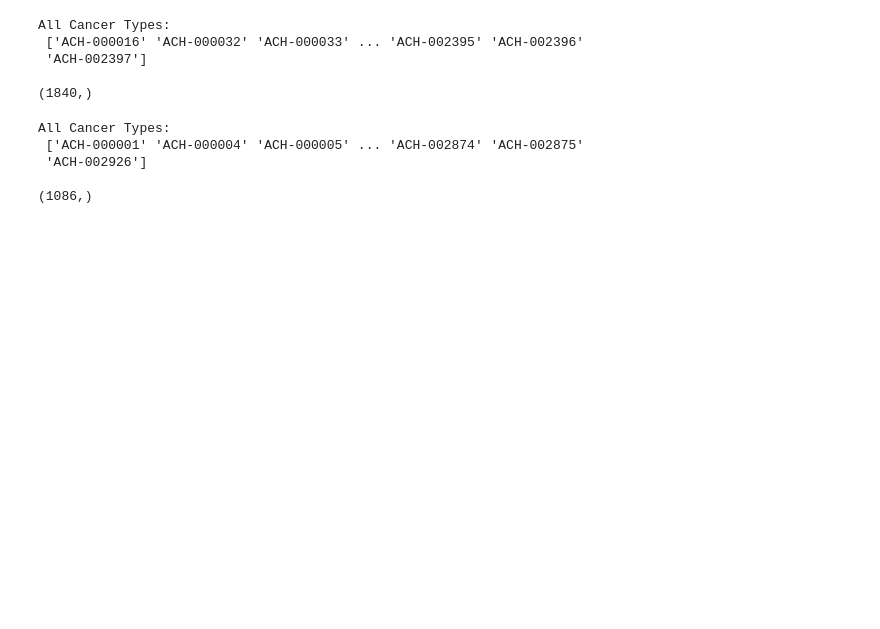
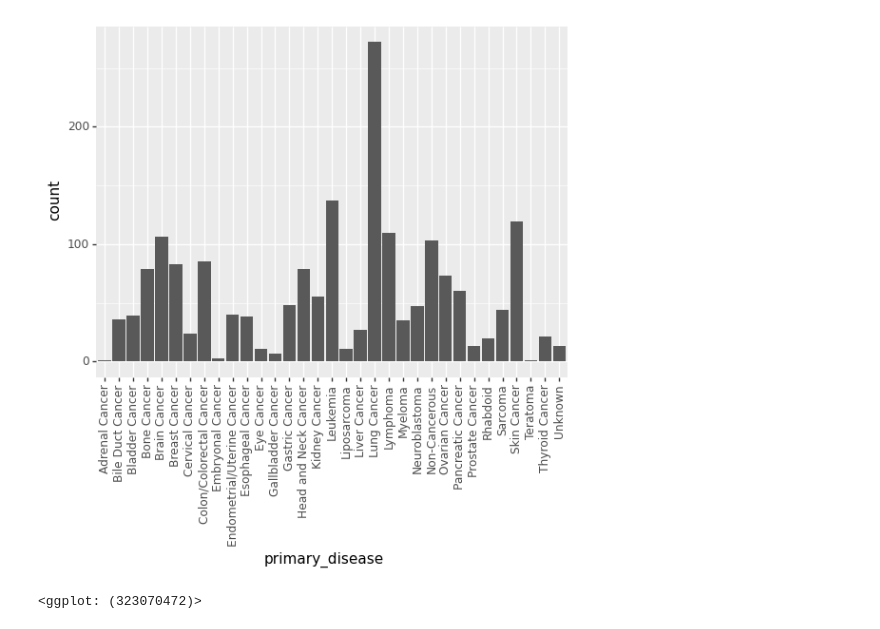
Before and after one commit to WayScience/gene_dependency_representations, a Jupyter notebook: 1.data-exploration/1.model_data_visualization.ipynb, the cells around one changed output. Saved outputs shown, nothing was run; the diff lists cells and outputs as text; code cells hidden in the pictures; blank space fills up the shorter version.

```diff
--- a/1.data-exploration/1.model_data_visualization.ipynb
+++ b/1.data-exploration/1.model_data_visualization.ipynb
@@ -54,0 +16,26 @@ fig_dir.mkdir(exist_ok=True)
+# %%
+# Set i/o paths and files
+data_dir = pathlib.Path("../0.data-download/data")
+fig_dir = pathlib.Path("figures")
+fig_dir.mkdir(exist_ok=True)
+
+model_input_file = pathlib.Path(f"{data_dir}/Model.csv")
+crispr_input_file = pathlib.Path(f"{data_dir}/CRISPRGeneDependency.csv")
+
+model_ouput_age_cleaned_file = pathlib.Path(
+    f"{data_dir}/Model_age_column_cleaned.csv"
+)
+cancer_type_output_figure = pathlib.Path(
+    f"{fig_dir}/sample_cancer_types_bar_chart.png"
+)
+age_category_output_figure = pathlib.Path(
+    f"{fig_dir}/age_categories_bar_chart.png"
+)
+
+age_distribution_output_figure = pathlib.Path(
+    f"{fig_dir}/sample_age_distribution_plot.png"
+)
+
+sex_output_figure = pathlib.Path(
+    f"{fig_dir}/sample_gender_bar_chart.png"
+)
@@ -114,22 +102,14 @@ number of sample overlaps between Model.csv and CRISPRGeneDependency.csv: 1086
-# %%
-# how many different types of cancer?
-dfsi = df_model["DepMap_ID"].unique()
-print(f"All Cancer Types: \n {dfsi} \n")
-print(dfsi.shape)
-# %% [output]
-All Cancer Types:
- ['ACH-000016' 'ACH-000032' 'ACH-000033' ... 'ACH-002395' 'ACH-002396'
- 'ACH-002397']
-
-(1840,)
-# %%
-# how many different types of cancer?
-dfgd = df_gene_dependency["DepMap_ID"].unique()
-print(f"All Cancer Types: \n {dfgd} \n")
-print(dfgd.shape)
-# %% [output]
-All Cancer Types:
- ['ACH-000001' 'ACH-000004' 'ACH-000005' ... 'ACH-002874' 'ACH-002875'
- 'ACH-002926']
-
-(1086,)
+# %%
+# Visualize cancer type distribution
+cancer_types_bar = (
+    gg.ggplot(model_df, gg.aes(x="primary_disease"))
+    + gg.geom_bar()
+    + gg.theme(axis_text_x=element_text(angle=90))
+)
+
+cancer_types_bar.save(cancer_type_output_figure, dpi=500)
+
+cancer_types_bar
+# %% [output]
+[figure, added]
+<ggplot: (323070472)>
```
Also changed, not shown: parts of 25 cells of this notebook, 1 other file.
